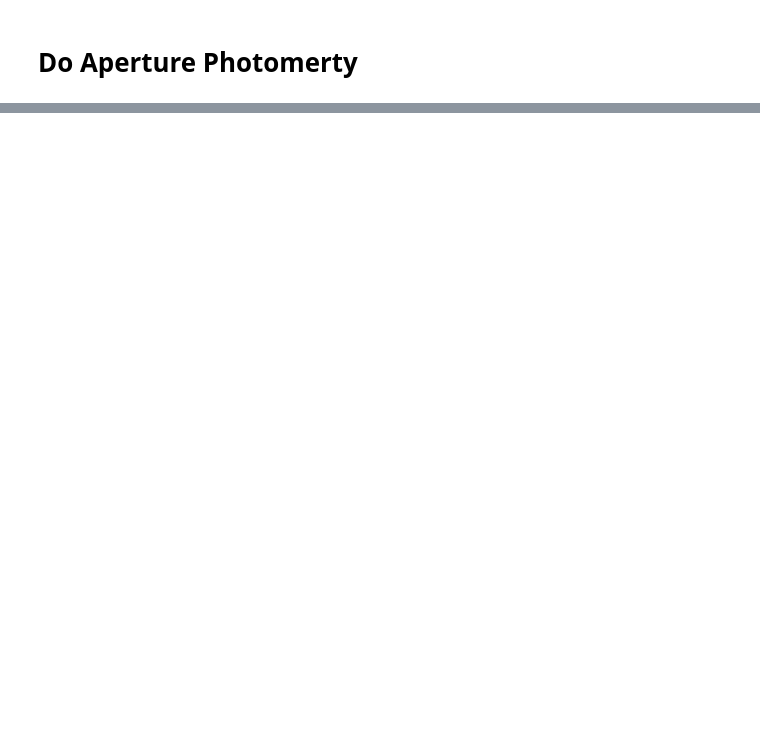
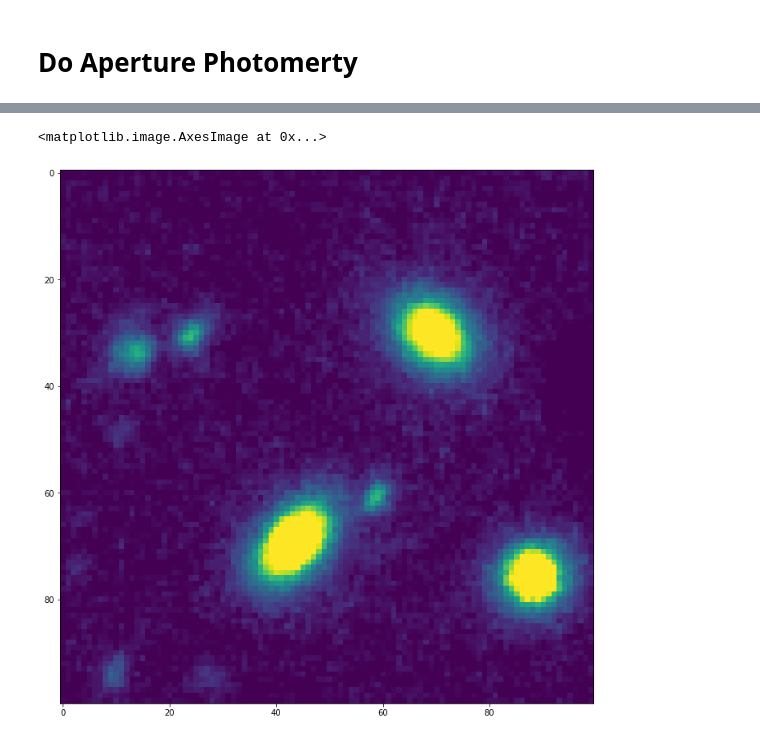
Before and after one commit to crawfordsm/lcbg, a Jupyter notebook: notebooks/find_lcbgs/petrosian_radius.ipynb, the cells around one changed output, grey strips where cells are left out. Drawn from its saved outputs; the diff is of its cells as text; code cells hidden in the pictures; blank space fills up the shorter version.

```diff
--- a/notebooks/find_lcbgs/petrosian_radius.ipynb
+++ b/notebooks/find_lcbgs/petrosian_radius.ipynb
@@ -498,0 +92,21 @@ array([ 1,  2,  3,  4,  5,  6,  7,  8,  9, 10, 11, 12, 13, 14, 16, 17, 18,
+# %%
+# Cutout Image
+# -------------
+# Select and crop image:
+# Center of cluster:
+# cx, cy = [int(np.round(i)) for i in data.wcs.world_to_pixel_values(data.header["RA_TARG"], data.header["DEC_TARG"])]
+
+# Cutom center:
+cx, cy = 2864, 3563
+
+image = Cutout2D(data, (cx, cy), 100)
+image.data -= noise_mean
+image.data = np.clip(image.data, 0, image.data.max())
+
+vmin = 0
+vmax = image.data.mean()*10
+
+plt.imshow(image.data, vmin=vmin, vmax=vmax)
+# %% [output]
+<matplotlib.image.AxesImage at 0x...>
+[figure, added]
```
Also changed, not shown: parts of 38 cells of this notebook.
